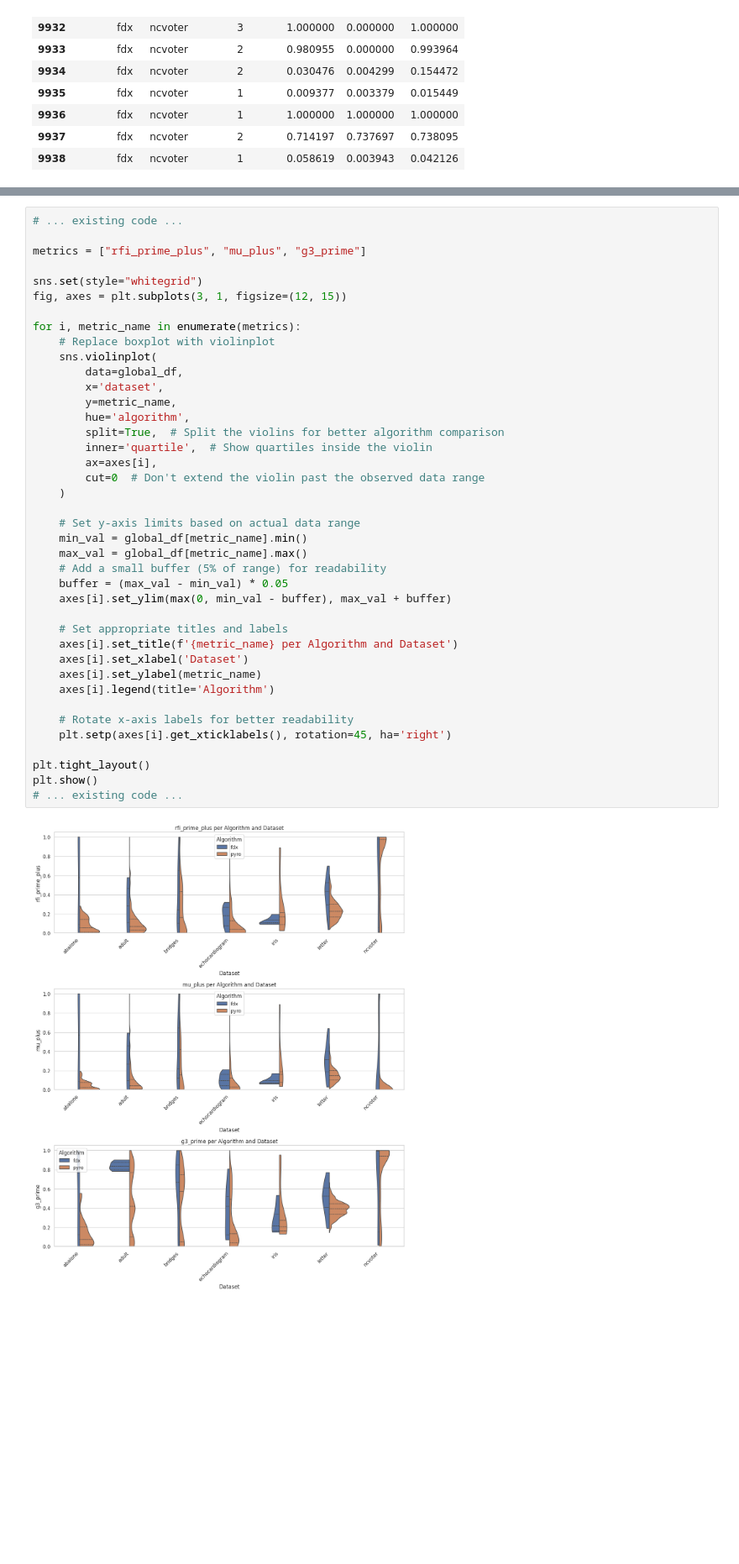
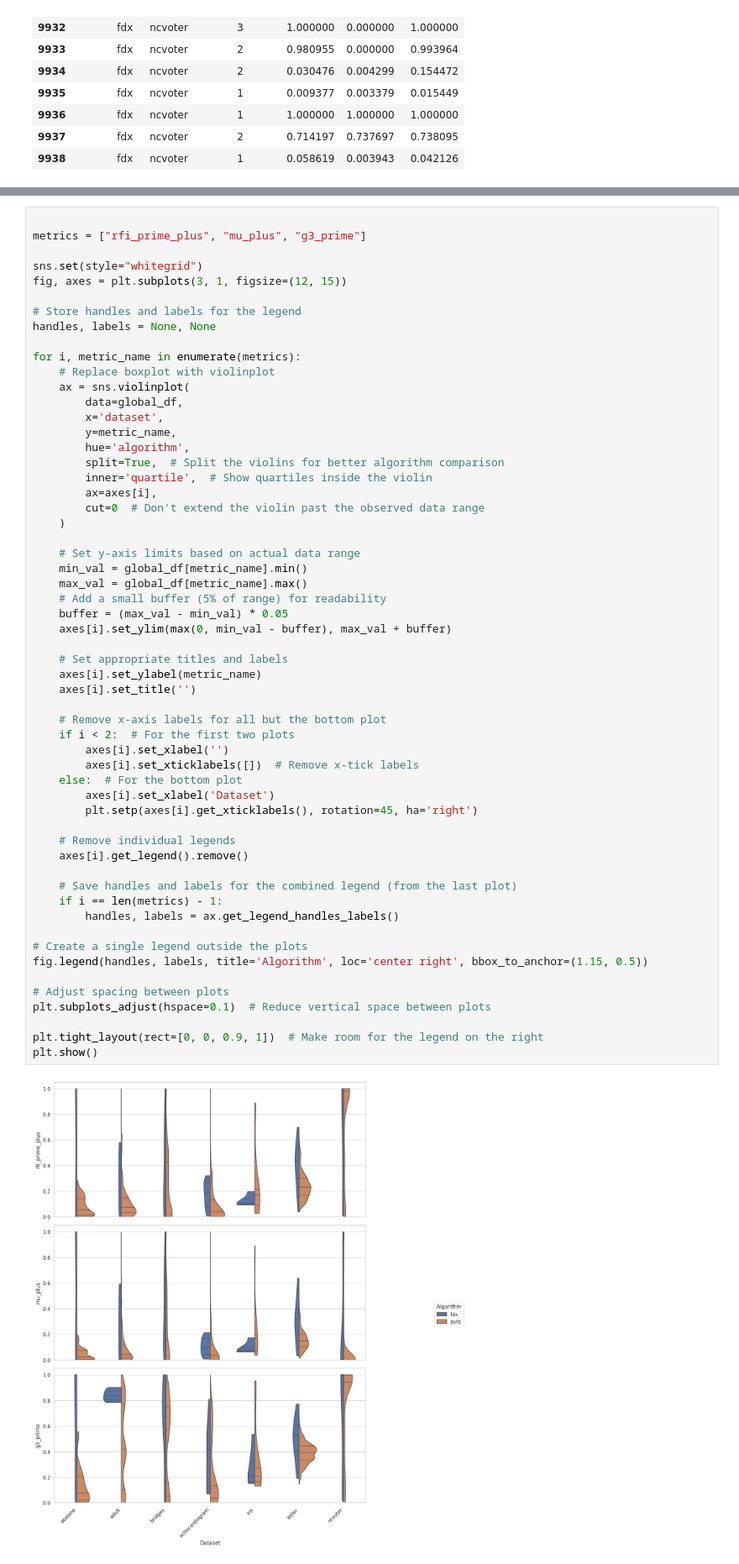
Before and after one commit to AlexF99/tcc, a Jupyter notebook: src/metrics/visualizations/initial_eda_mod.ipynb, the cells around one changed output, grey strips where cells are left out. Shown at 84% size. Drawn from its saved outputs; the diff is of its cells as text; blank space fills up the shorter version.

Commit message:
removed unnecessary labeling from visualizations

```diff
--- a/src/metrics/visualizations/initial_eda_mod.ipynb
+++ b/src/metrics/visualizations/initial_eda_mod.ipynb
@@ -137,47 +137,64 @@ plt.show()
 # %% [output]
 [figure]
 # %%
-# ... existing code ...
 
 metrics = ["rfi_prime_plus", "mu_plus", "g3_prime"]
 
 sns.set(style="whitegrid")
 fig, axes = plt.subplots(3, 1, figsize=(12, 15))
 
+# Store handles and labels for the legend
+handles, labels = None, None
+
 for i, metric_name in enumerate(metrics):
     # Replace boxplot with violinplot
-    sns.violinplot(
+    ax = sns.violinplot(
         data=global_df,
         x='dataset',
         y=metric_name,
         hue='algorithm',
         split=True,  # Split the violins for better algorithm comparison
         inner='quartile',  # Show quartiles inside the violin
         ax=axes[i],
         cut=0  # Don't extend the violin past the observed data range
     )
 
     # Set y-axis limits based on actual data range
     min_val = global_df[metric_name].min()
     max_val = global_df[metric_name].max()
     # Add a small buffer (5% of range) for readability
     buffer = (max_val - min_val) * 0.05
     axes[i].set_ylim(max(0, min_val - buffer), max_val + buffer)
 
     # Set appropriate titles and labels
-    axes[i].set_title(f'{metric_name} per Algorithm and Dataset')
-    axes[i].set_xlabel('Dataset')
     axes[i].set_ylabel(metric_name)
-    axes[i].legend(title='Algorithm')
+    axes[i].set_title('')
 
-    # Rotate x-axis labels for better readability
-    plt.setp(axes[i].get_xticklabels(), rotation=45, ha='right')
+    # Remove x-axis labels for all but the bottom plot
+    if i < 2:  # For the first two plots
+        axes[i].set_xlabel('')
+        axes[i].set_xticklabels([])  # Remove x-tick labels
+    else:  # For the bottom plot
+        axes[i].set_xlabel('Dataset')
+        plt.setp(axes[i].get_xticklabels(), rotation=45, ha='right')
 
-plt.tight_layout()
+    # Remove individual legends
+    axes[i].get_legend().remove()
+
+    # Save handles and labels for the combined legend (from the last plot)
+    if i == len(metrics) - 1:
+        handles, labels = ax.get_legend_handles_labels()
+
+# Create a single legend outside the plots
+fig.legend(handles, labels, title='Algorithm', loc='center right', bbox_to_anchor=(1.15, 0.5))
+
+# Adjust spacing between plots
+plt.subplots_adjust(hspace=0.1)  # Reduce vertical space between plots
+
+plt.tight_layout(rect=[0, 0, 0.9, 1])  # Make room for the legend on the right
 plt.show()
-# ... existing code ...
 # %% [output]
-[figure, old version]
+[figure, new version]
 # %%
 sns.set(style="whitegrid")
 plt.figure(figsize=(10, 6))
```
Also changed, not shown: parts of 1 cell of this notebook, 2 other files.
